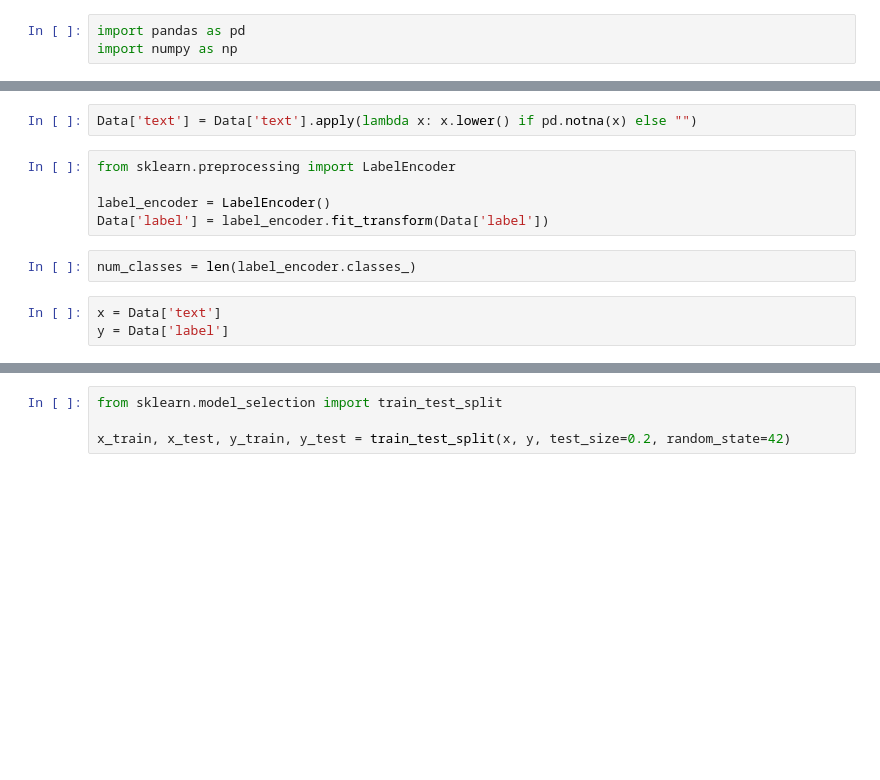
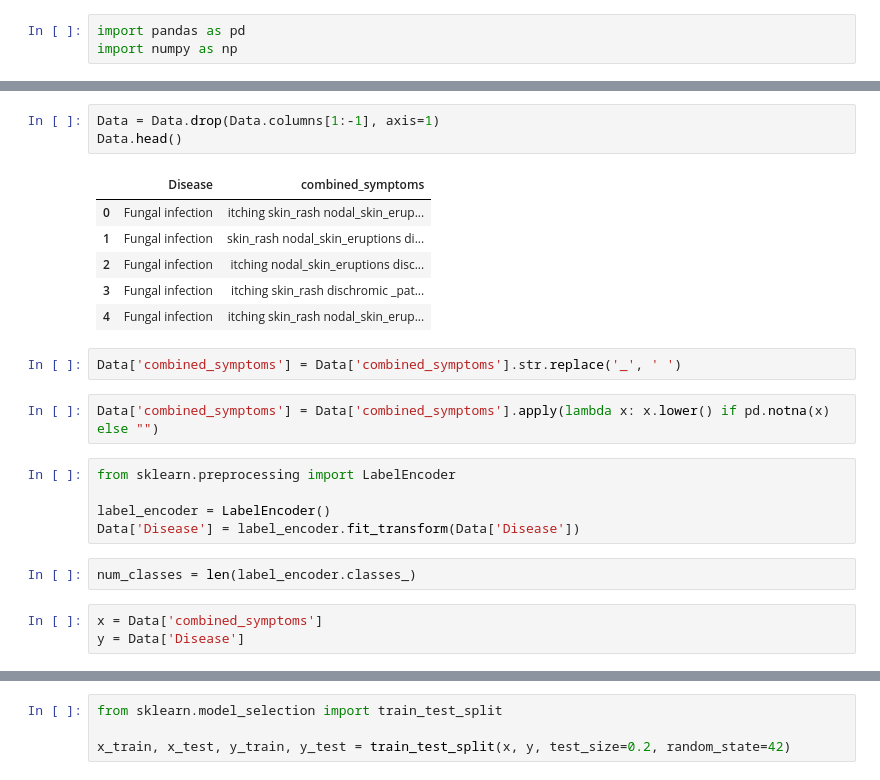
Before and after one commit to nithxvi/Kuppa, a Jupyter notebook: M4 - LSTM .ipynb, the cells around one changed output, grey strips where cells are left out. Drawn from its saved outputs; the diff is of its cells as text; blank space fills up the shorter version.

```diff
--- a/M4 - LSTM .ipynb
+++ b/M4 - LSTM .ipynb
@@ -45,15 +51,27 @@ Name: count, dtype: int64
+# %%
+Data = Data.drop(Data.columns[1:-1], axis=1)
+Data.head()
+# %% [output]
+|  | Disease | combined_symptoms |
+| 0 | Fungal infection | itching skin_rash nodal_skin_erup... |
+| 1 | Fungal infection | skin_rash nodal_skin_eruptions di... |
+| 2 | Fungal infection | itching nodal_skin_eruptions disc... |
+| 3 | Fungal infection | itching skin_rash dischromic _pat... |
+| 4 | Fungal infection | itching skin_rash nodal_skin_erup... |
+# %%
+Data['combined_symptoms'] = Data['combined_symptoms'].str.replace('_', ' ')
 # %%
-Data['text'] = Data['text'].apply(lambda x: x.lower() if pd.notna(x) else "")
+Data['combined_symptoms'] = Data['combined_symptoms'].apply(lambda x: x.lower() if pd.notna(x) else "")
 # %%
 from sklearn.preprocessing import LabelEncoder
 
 label_encoder = LabelEncoder()
-Data['label'] = label_encoder.fit_transform(Data['label'])
+Data['Disease'] = label_encoder.fit_transform(Data['Disease'])
 # %%
 num_classes = len(label_encoder.classes_)
 # %%
-x = Data['text']
-y = Data['label']
+x = Data['combined_symptoms']
+y = Data['Disease']
 # %%
 from tensorflow.keras.utils import to_categorical
 
```
Also changed, not shown: parts of 10 cells of this notebook, 1 other file.
